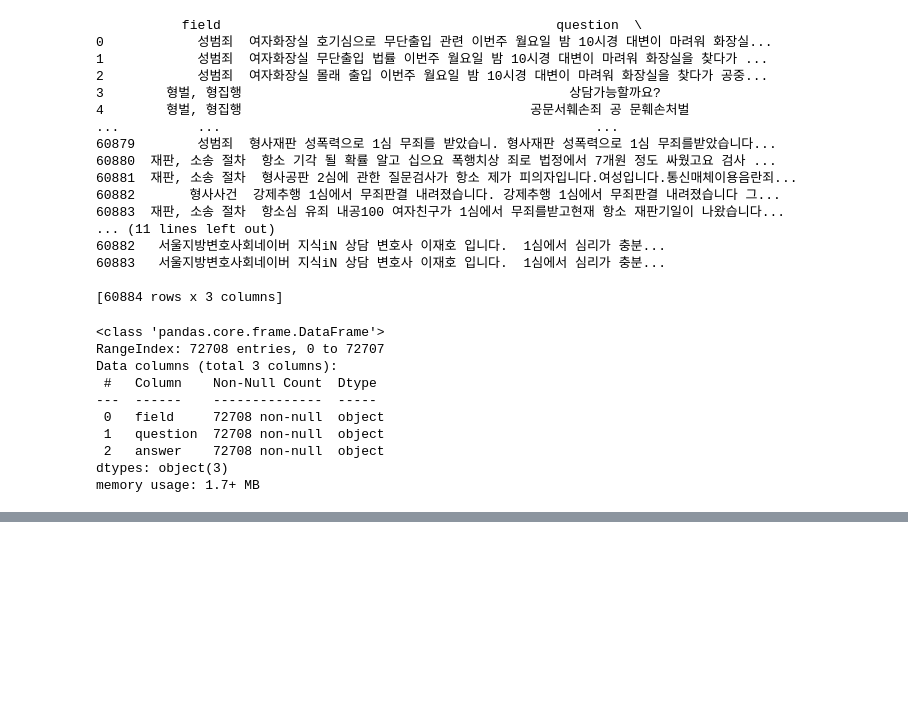
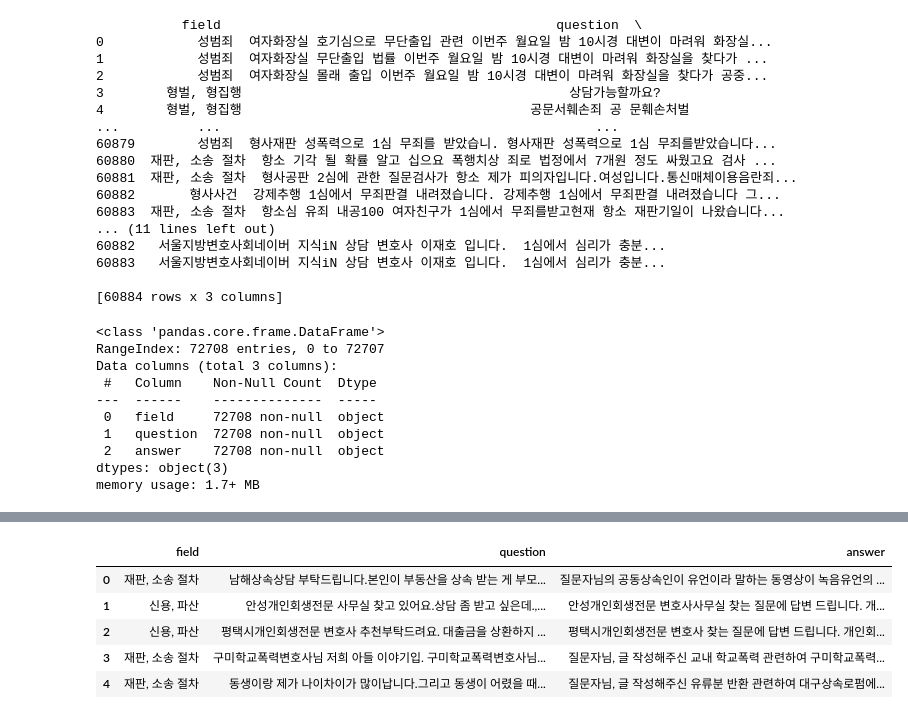
Before and after one commit to ParkHeeJin00/HealthCare-Chatbot, a Jupyter notebook: code/csvdata.ipynb, the cells around one changed output, grey strips where cells are left out. Cells and saved outputs as stored; diff of their text form; code cells hidden in the pictures; blank space fills up the shorter version.

```diff
--- a/code/csvdata.ipynb
+++ b/code/csvdata.ipynb
@@ -273,0 +254,11 @@ rawalDF.head(25)
+# %%
+# 긴 문장 데이터 제외하고 csv파일 새로 생성
+df = pd.read_csv('data/rawal_data.csv')
+df.head()
+# %% [output]
+|  | field | question | answer |
+| 0 | 재판, 소송 절차 | 남해상속상담 부탁드립니다.본인이 부동산을 상속 받는 게 부모... | 질문자님의 공동상속인이 유언이라 말하는 동영상이 녹음유언의 ... |
+| 1 | 신용, 파산 | 안성개인회생전문 사무실 찾고 있어요.상담 좀 받고 싶은데.,... | 안성개인회생전문 변호사사무실 찾는 질문에 답변 드립니다. 개... |
+| 2 | 신용, 파산 | 평택시개인회생전문 변호사 추천부탁드려요. 대출금을 상환하지 ... | 평택시개인회생전문 변호사 찾는 질문에 답변 드립니다. 개인회... |
+| 3 | 재판, 소송 절차 | 구미학교폭력변호사님 저희 아들 이야기입. 구미학교폭력변호사님... | 질문자님, 글 작성해주신 교내 학교폭력 관련하여 구미학교폭력... |
+| 4 | 재판, 소송 절차 | 동생이랑 제가 나이차이가 많이납니다.그리고 동생이 어렸을 때... | 질문자님, 글 작성해주신 유류분 반환 관련하여 대구상속로펌에... |
```
Also changed, not shown: parts of 5 cells of this notebook.
